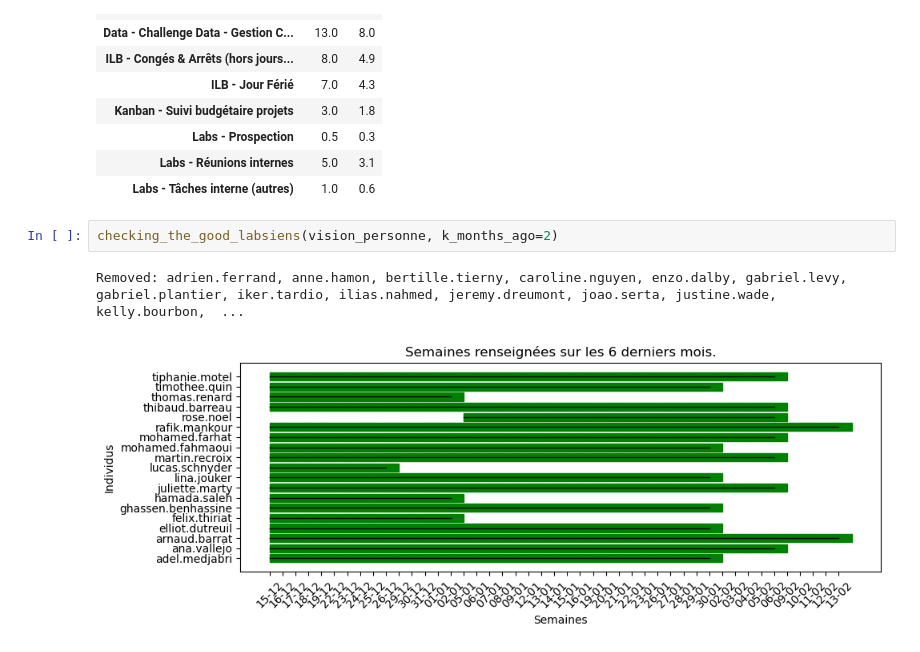
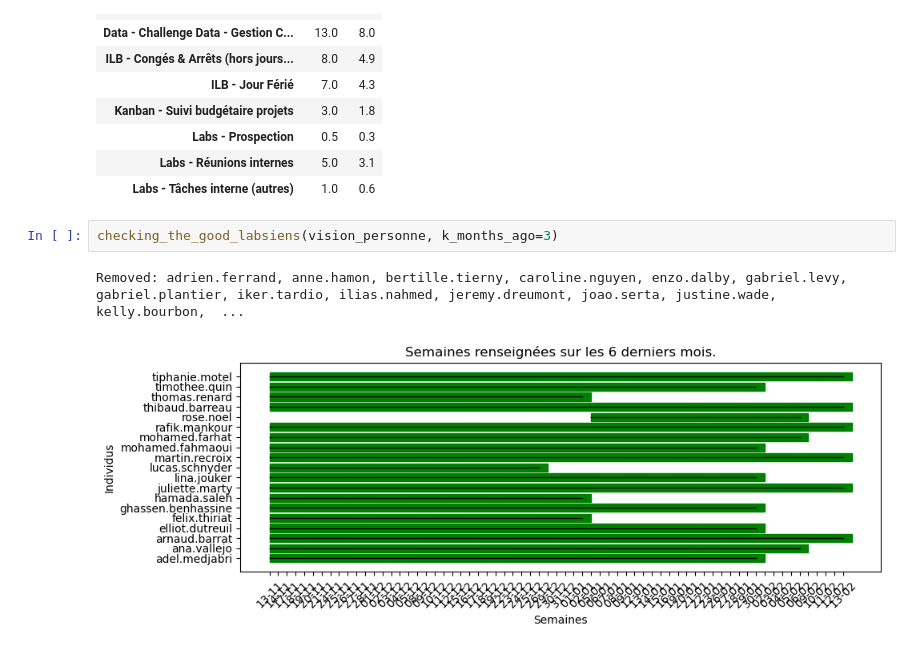
Before and after one commit to tiphanie-motel/Suivi-Staffing-ILB, a Jupyter notebook: notebook.ipynb, the cells around one changed output. Drawn from its saved outputs; the diff is of its cells as text.

```diff
--- a/notebook.ipynb
+++ b/notebook.ipynb
@@ -145,7 +149,7 @@ get_details_about_someone(vision_personne, prenom_nom="martin.recroix", year=202
 | Labs - Réunions internes | 5.0 | 3.1 |
 | Labs - Tâches interne (autres) | 1.0 | 0.6 |
 # %%
-checking_the_good_labsiens(vision_personne, k_months_ago=2)
+checking_the_good_labsiens(vision_personne, k_months_ago=3)
 # %% [output]
 Removed: adrien.ferrand, anne.hamon, bertille.tierny, caroline.nguyen, enzo.dalby, gabriel.levy, gabriel.plantier, iker.tardio, ilias.nahmed, jeremy.dreumont, joao.serta, justine.wade, kelly.bourbon,  ...
-[figure, old version]
+[figure, new version]
```
Also changed, not shown: parts of 1 cell of this notebook, 1 other file.
